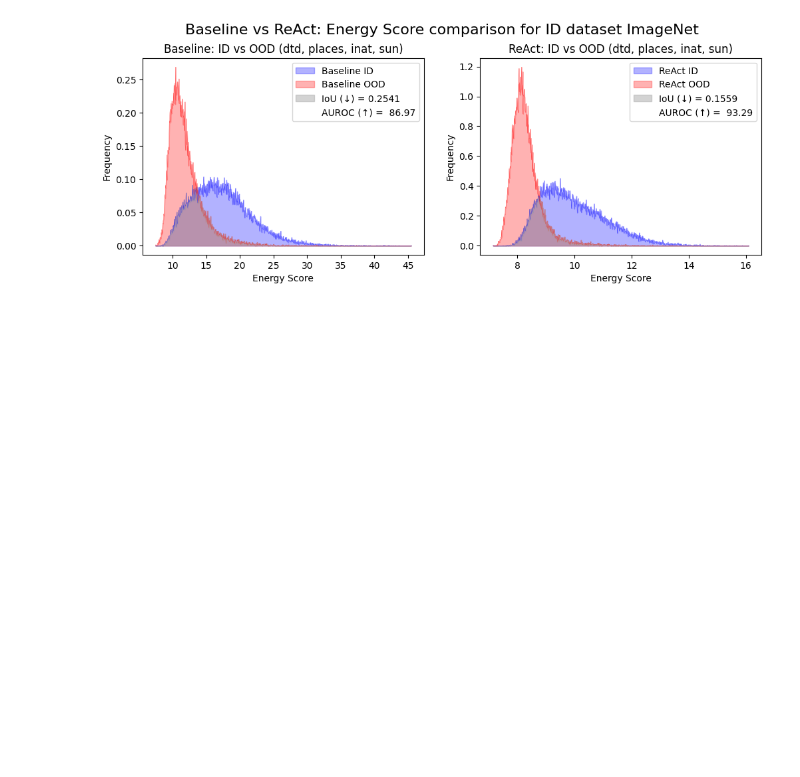
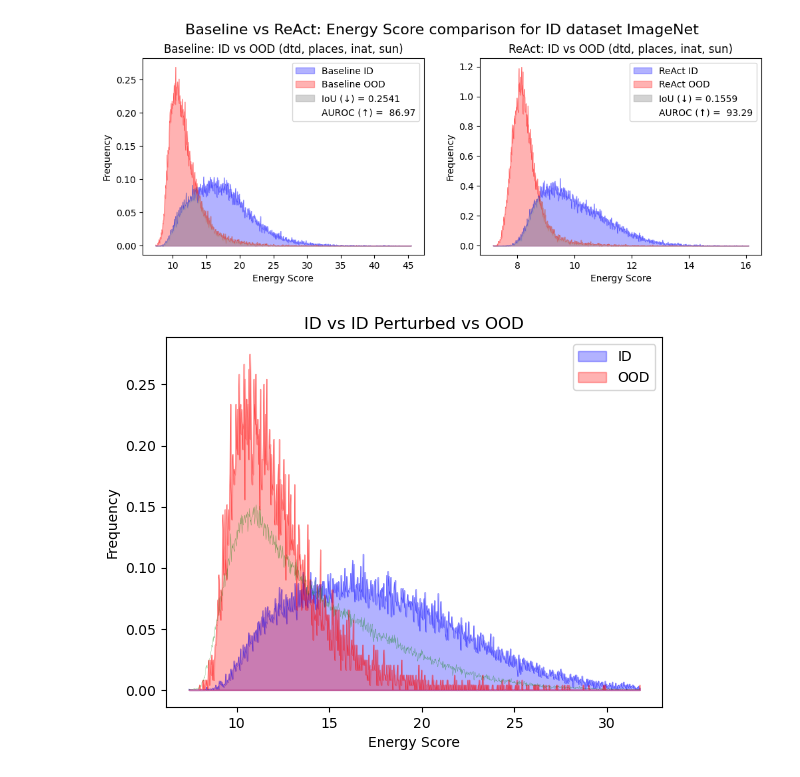
Before and after one commit to PaulRabich/RectPruneOOD, a Jupyter notebook: notebooks/visualize_distributions.ipynb, the cells around one changed output. Drawn from its saved outputs; the diff is of its cells as text; code cells hidden in the pictures; blank space fills up the shorter version.

```diff
--- a/notebooks/visualize_distributions.ipynb
+++ b/notebooks/visualize_distributions.ipynb
@@ -77,3 +77,17 @@ plot_compare_methods(
 )
 # %% [output]
 [figure]
+# %%
+id_data = np.load(get_top_level_path() + "/results/imagenet/baseline/imagenet.npy", allow_pickle=True).item()
+perturbed_data = np.load(get_top_level_path() + "/results/imagenet/baseline/imagenet_perturbed.npy", allow_pickle=True).item()
+ood_data = np.load(get_top_level_path() + "/results/imagenet/baseline/sun.npy", allow_pickle=True).item()
+
+
+scores = {}
+scores["id"] = id_data["energy_score"]
+scores["id_perturbed"] = perturbed_data["energy_score"]
+scores["ood"] = ood_data["energy_score"]
+# %%
+plot_triple_distribution_plot(scores["id"], scores["id_perturbed"], scores["ood"])
+# %% [output]
+[figure, added]
```
Also changed, not shown: parts of 1 cell of this notebook, 9 other files.
